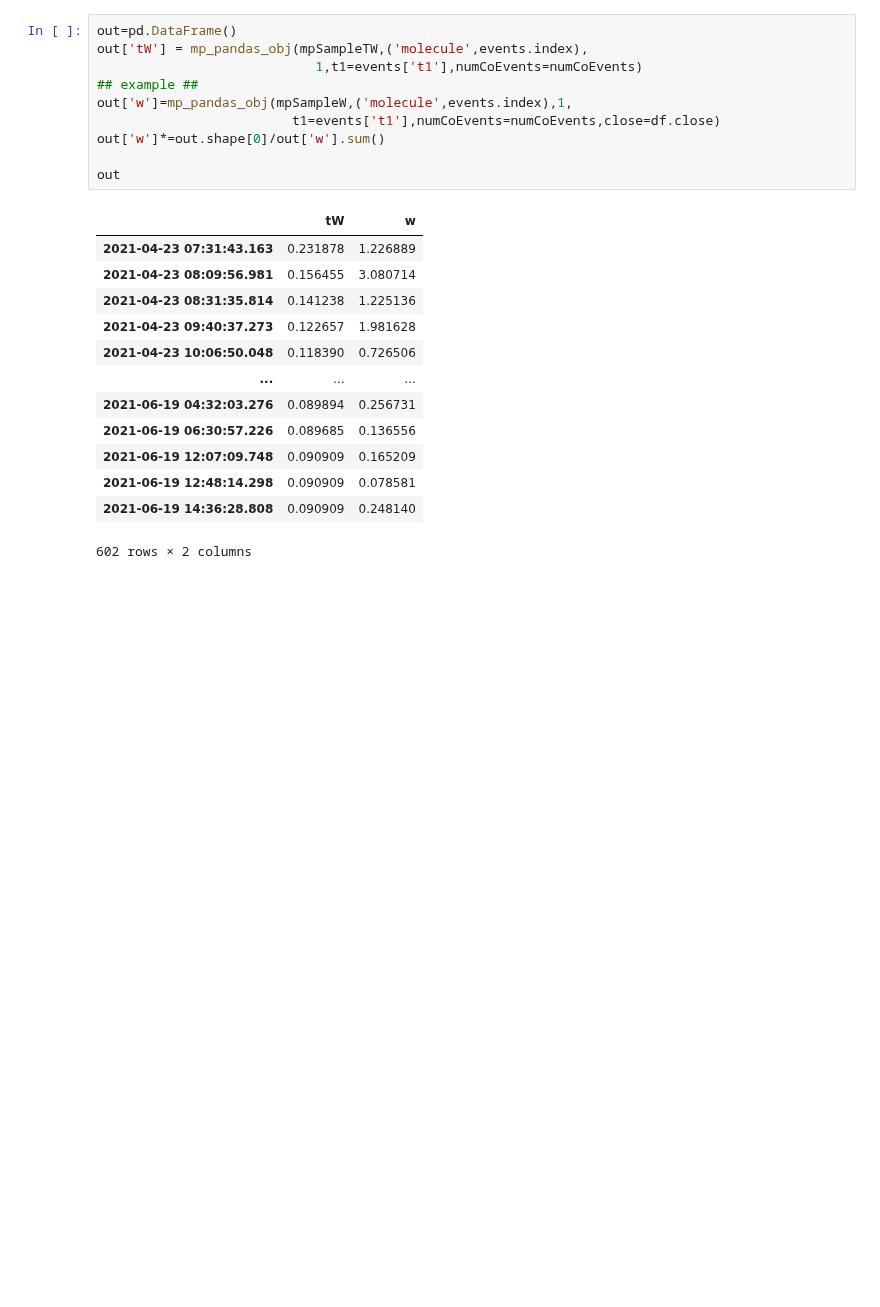
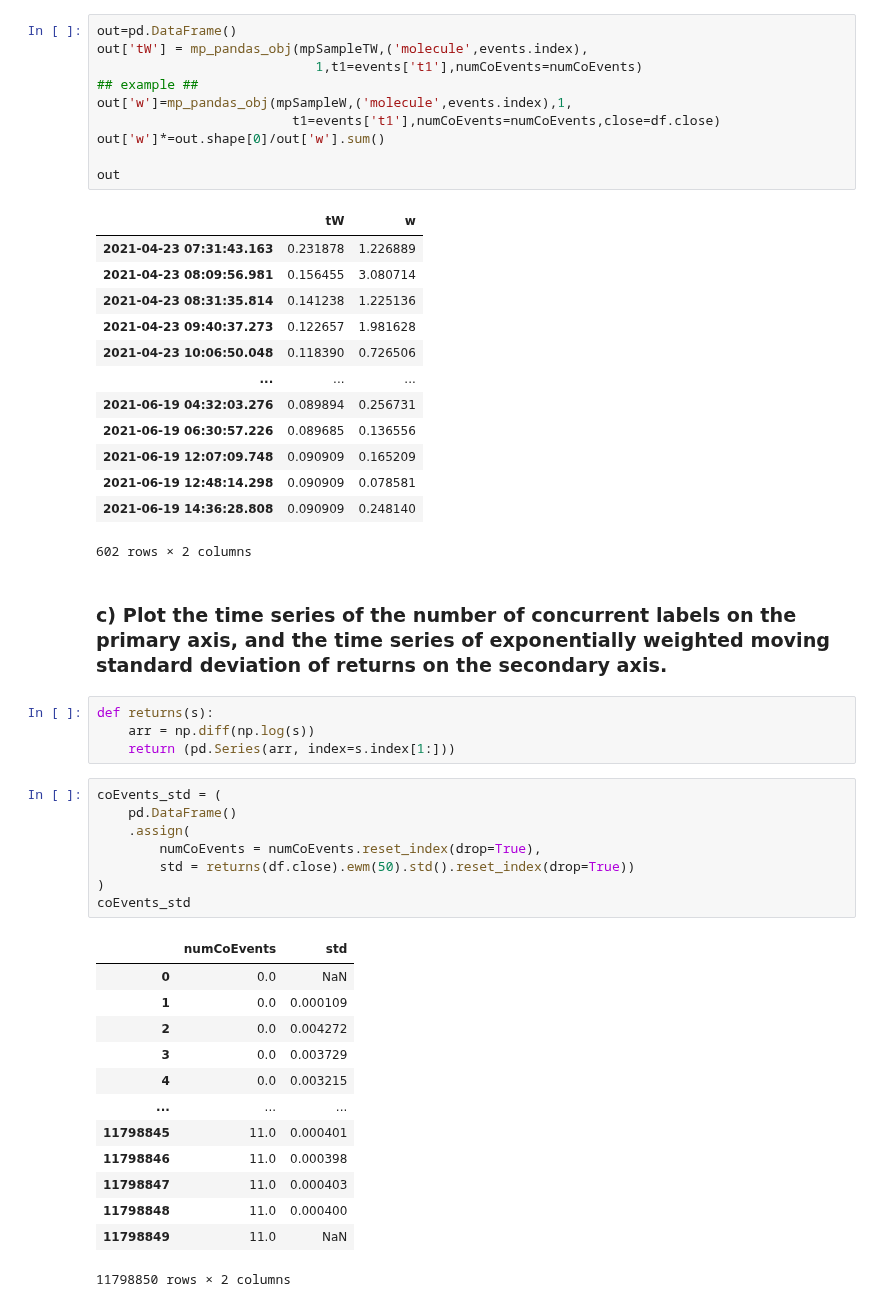
Before and after one commit to sunnymnie/bitcoin-printer, a Jupyter notebook: 4-sample-weights/chapter-4.ipynb, the cells around one changed output. Drawn from its saved outputs; the diff is of its cells as text; blank space fills up the shorter version.

```diff
--- a/4-sample-weights/chapter-4.ipynb
+++ b/4-sample-weights/chapter-4.ipynb
@@ -248,3 +250,31 @@ out
 | 2021-06-19 12:48:14.298 | 0.090909 | 0.078581 |
 | 2021-06-19 14:36:28.808 | 0.090909 | 0.248140 |
 602 rows × 2 columns
+# %% [markdown]
+### c) Plot the time series of the number of concurrent labels on the primary axis, and the time series of exponentially weighted moving standard deviation of returns on the secondary axis.
+# %%
+def returns(s):
+    arr = np.diff(np.log(s))
+    return (pd.Series(arr, index=s.index[1:]))
+# %%
+coEvents_std = (
+    pd.DataFrame()
+    .assign(
+        numCoEvents = numCoEvents.reset_index(drop=True),
+        std = returns(df.close).ewm(50).std().reset_index(drop=True))
+)
+coEvents_std
+# %% [output]
+|  | numCoEvents | std |
+| 0 | 0.0 | NaN |
+| 1 | 0.0 | 0.000109 |
+| 2 | 0.0 | 0.004272 |
+| 3 | 0.0 | 0.003729 |
+| 4 | 0.0 | 0.003215 |
+| ... | ... | ... |
+| 11798845 | 11.0 | 0.000401 |
+| 11798846 | 11.0 | 0.000398 |
+| 11798847 | 11.0 | 0.000403 |
+| 11798848 | 11.0 | 0.000400 |
+| 11798849 | 11.0 | NaN |
+11798850 rows × 2 columns
```
Also changed, not shown: parts of 21 cells of this notebook, 7 other files.
